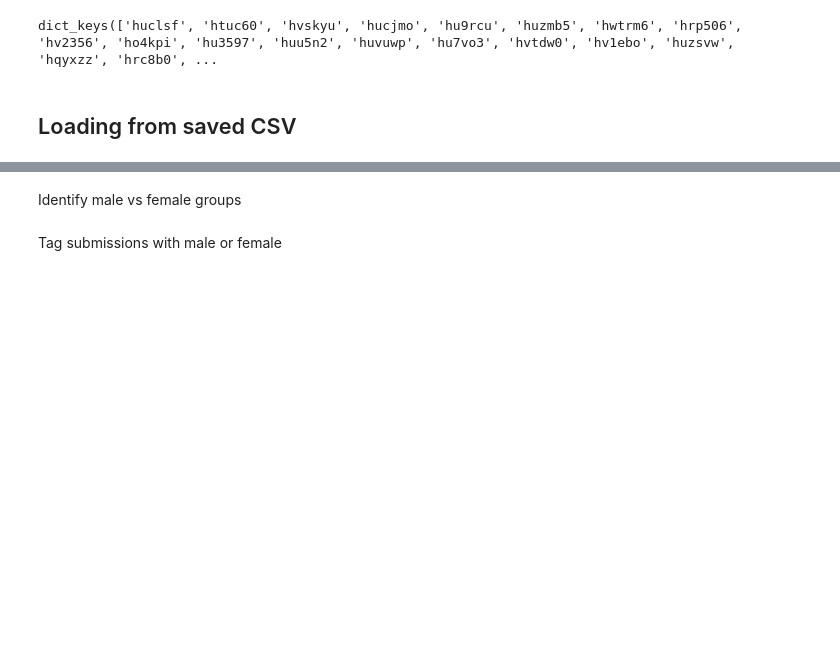
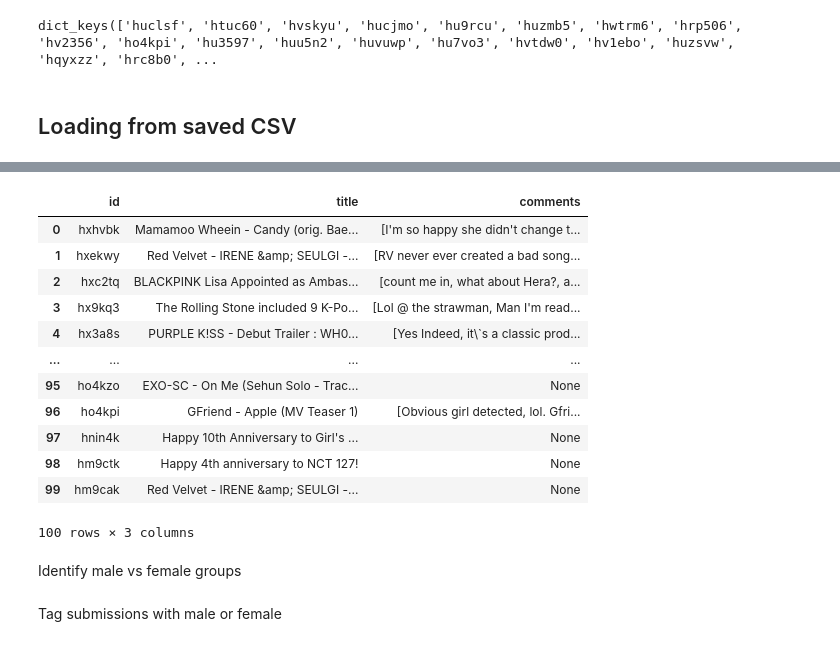
Before and after one commit to haydlite/r-kpop-discussion, a Jupyter notebook: data_collection.ipynb, the cells around one changed output, grey strips where cells are left out. Saved outputs shown, nothing was run; the diff lists cells and outputs as text; code cells hidden in the pictures; blank space fills up the shorter version.

```diff
--- a/data_collection.ipynb
+++ b/data_collection.ipynb
@@ -175,0 +192,27 @@ dict_keys(['huclsf', 'htuc60', 'hvskyu', 'hucjmo', 'hu9rcu', 'huzmb5', 'hwtrm6',
+# %%
+def get_comments_from_obj(post_id):
+    if post_id in comments:
+        return comments[post_id]
+    else:
+        return None
+# %%
+df = pd.DataFrame.from_dict(post_ids_titles_dict, orient='index')
+comments_as_series = df.reset_index()['index'].apply(lambda post_id: get_comments_from_obj(post_id))
+df = df.reset_index()
+df['comments'] = comments_as_series
+df.columns = ['id', 'title', 'comments']
+df
+# %% [output]
+|  | id | title | comments |
+| 0 | hxhvbk | Mamamoo Wheein - Candy (orig. Bae... | [I'm so happy she didn't change t... |
+| 1 | hxekwy | Red Velvet - IRENE &amp; SEULGI -... | [RV never ever created a bad song... |
+| 2 | hxc2tq | BLACKPINK Lisa Appointed as Ambas... | [count me in, what about Hera?, a... |
+| 3 | hx9kq3 | The Rolling Stone included 9 K-Po... | [Lol @ the strawman, Man I'm read... |
+| 4 | hx3a8s | PURPLE K!SS - Debut Trailer : WH0... | [Yes Indeed, it\`s a classic prod... |
+| ... | ... | ... | ... |
+| 95 | ho4kzo | EXO-SC - On Me (Sehun Solo - Trac... | None |
+| 96 | ho4kpi | GFriend - Apple (MV Teaser 1) | [Obvious girl detected, lol. Gfri... |
+| 97 | hnin4k | Happy 10th Anniversary to Girl's ... | None |
+| 98 | hm9ctk | Happy 4th anniversary to NCT 127! | None |
+| 99 | hm9cak | Red Velvet - IRENE &amp; SEULGI -... | None |
+100 rows × 3 columns
```
Also changed, not shown: parts of 20 cells of this notebook, 1 other file.
